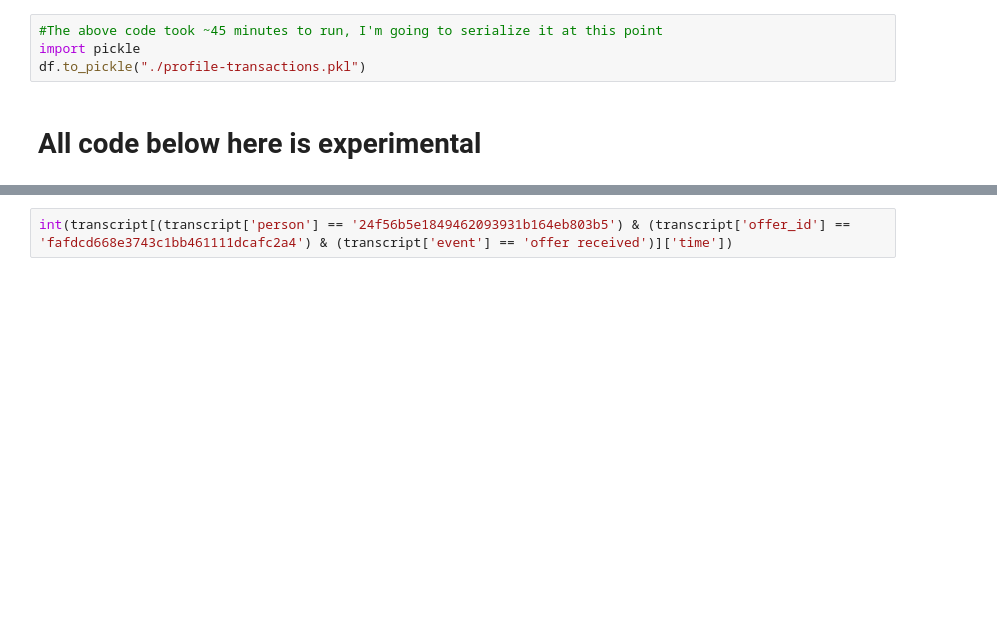
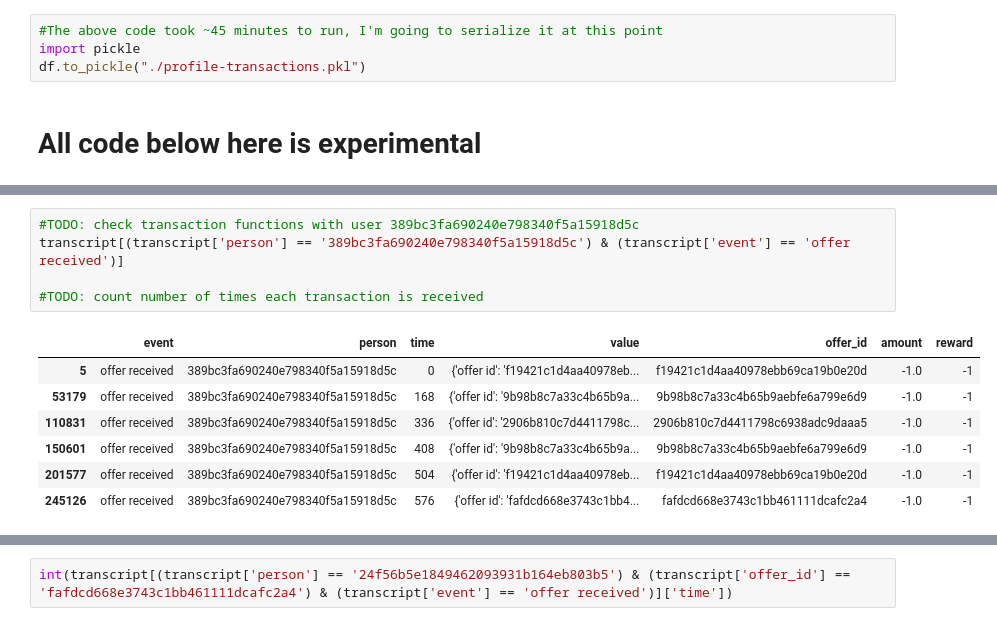
Before and after one commit to ismith1024/Udacity_Capstone, a Jupyter notebook: Starbucks_Capstone_notebook.ipynb, the cells around one changed output, grey strips where cells are left out. Drawn from its saved outputs; the diff is of its cells as text; blank space fills up the shorter version.

```diff
--- a/Starbucks_Capstone_notebook.ipynb
+++ b/Starbucks_Capstone_notebook.ipynb
@@ -867,0 +847,13 @@ df
+# %%
+#TODO: check transaction functions with user 389bc3fa690240e798340f5a15918d5c
+transcript[(transcript['person'] == '389bc3fa690240e798340f5a15918d5c') & (transcript['event'] == 'offer received')]
+
+#TODO: count number of times each transaction is received
+# %% [output]
+|  | event | person | time | value | offer_id | amount | reward |
+| 5 | offer received | 389bc3fa690240e798340f5a15918d5c | 0 | {'offer id': 'f19421c1d4aa40978eb... | f19421c1d4aa40978ebb69ca19b0e20d | -1.0 | -1 |
+| 53179 | offer received | 389bc3fa690240e798340f5a15918d5c | 168 | {'offer id': '9b98b8c7a33c4b65b9a... | 9b98b8c7a33c4b65b9aebfe6a799e6d9 | -1.0 | -1 |
+| 110831 | offer received | 389bc3fa690240e798340f5a15918d5c | 336 | {'offer id': '2906b810c7d4411798c... | 2906b810c7d4411798c6938adc9daaa5 | -1.0 | -1 |
+| 150601 | offer received | 389bc3fa690240e798340f5a15918d5c | 408 | {'offer id': '9b98b8c7a33c4b65b9a... | 9b98b8c7a33c4b65b9aebfe6a799e6d9 | -1.0 | -1 |
+| 201577 | offer received | 389bc3fa690240e798340f5a15918d5c | 504 | {'offer id': 'f19421c1d4aa40978eb... | f19421c1d4aa40978ebb69ca19b0e20d | -1.0 | -1 |
+| 245126 | offer received | 389bc3fa690240e798340f5a15918d5c | 576 | {'offer id': 'fafdcd668e3743c1bb4... | fafdcd668e3743c1bb461111dcafc2a4 | -1.0 | -1 |
```
Also changed, not shown: parts of 6 cells of this notebook, 1 other file.
